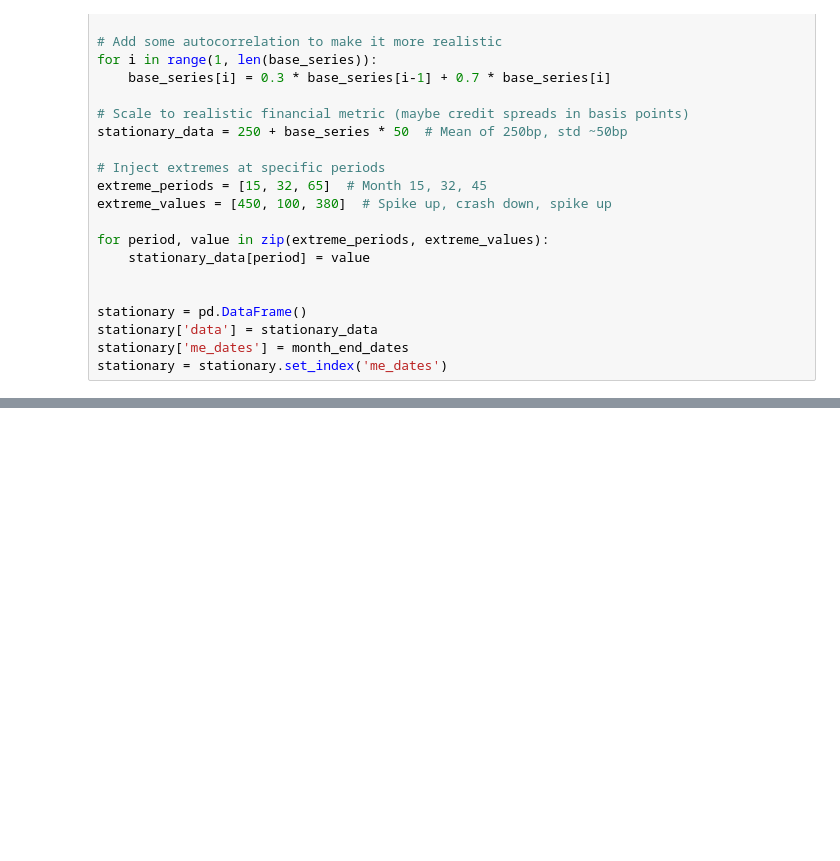
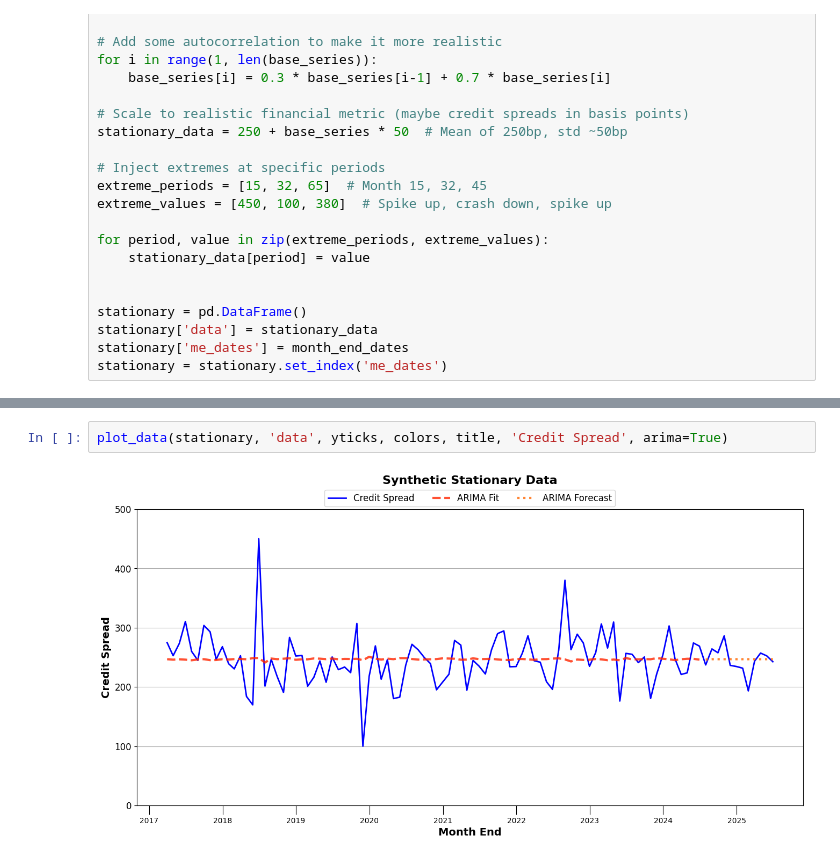
Before and after one commit to imoore99/arima_sarima, a Jupyter notebook: arima_sarima_forecasting.ipynb, the cells around one changed output, grey strips where cells are left out. Drawn from its saved outputs; the diff is of its cells as text; blank space fills up the shorter version.

```diff
--- a/arima_sarima_forecasting.ipynb
+++ b/arima_sarima_forecasting.ipynb
@@ -223,0 +361,4 @@ arima_ci = forecast_result.conf_int()
+# %%
+plot_data(stationary, 'data', yticks, colors, title, 'Credit Spread', arima=True)
+# %% [output]
+[figure, added]
```
Also changed, not shown: parts of 29 cells of this notebook.
